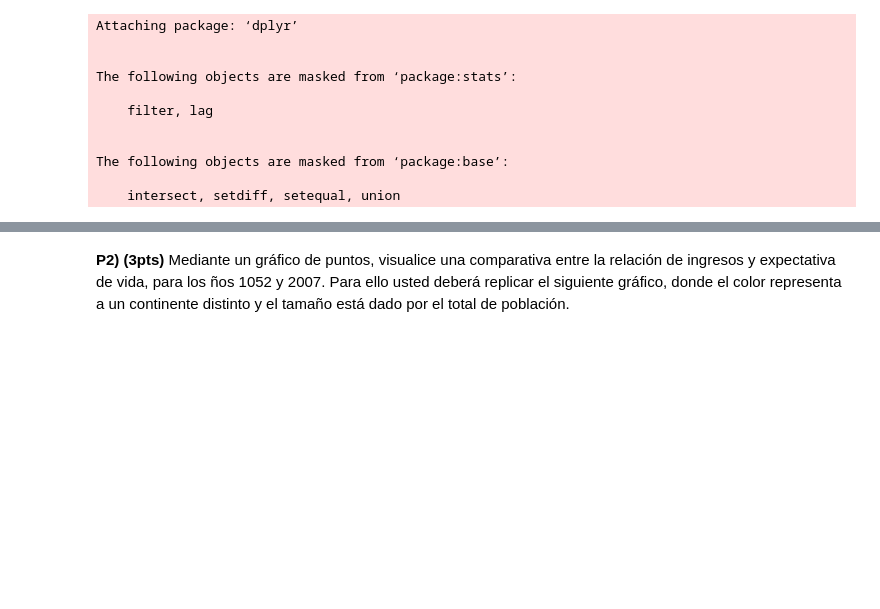
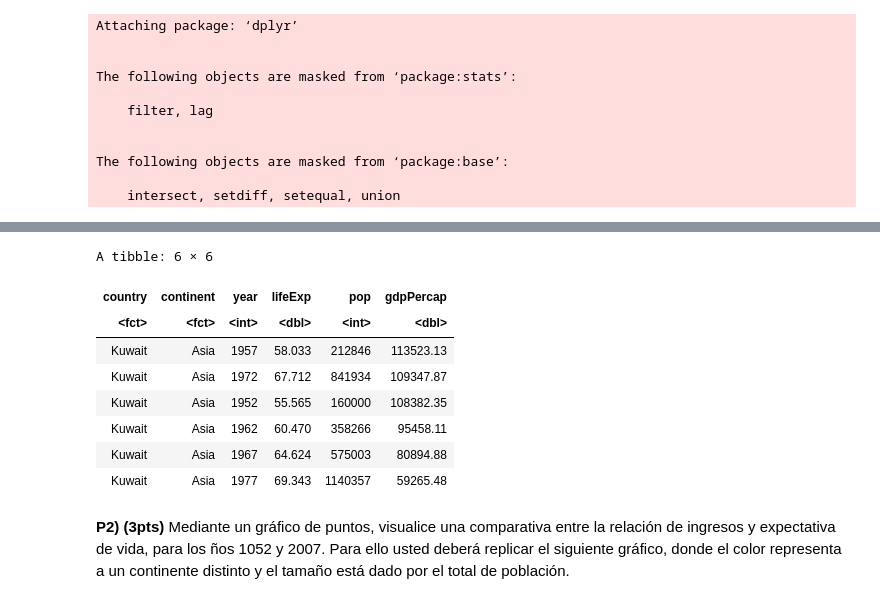
Before and after one commit to HaroldConley/diplomado_BD, a Jupyter notebook: Evaluaciones/C3/Evaluacion_final_v10.ipynb, the cells around one changed output, grey strips where cells are left out. Saved outputs shown, nothing was run; the diff lists cells and outputs as text; code cells hidden in the pictures; blank space fills up the shorter version.

```diff
--- a/Evaluaciones/C3/Evaluacion_final_v10.ipynb
+++ b/Evaluaciones/C3/Evaluacion_final_v10.ipynb
@@ -88,3 +85,20 @@ NOTA: Usted tiene libertad de escoger el método con el cual identificar dichas
+# %%
+# Pregunta 1.- "...". Identifíque dichas observaciones e indique claramente a qué país(es) y año(s) corresponden.
+gapminder %>%
+  arrange(desc(gdpPercap)) %>%
+  head(6)
+
+# Respuesta: Todas las observaciones corresponden a Kuwait, los años 1957, 1972, 1952, 1962, 1967, 1977.-
+# %% [output]
+A tibble: 6 × 6
+| country | continent | year | lifeExp | pop | gdpPercap |
+| <fct> | <fct> | <int> | <dbl> | <int> | <dbl> |
+| Kuwait | Asia | 1957 | 58.033 | 212846 | 113523.13 |
+| Kuwait | Asia | 1972 | 67.712 | 841934 | 109347.87 |
+| Kuwait | Asia | 1952 | 55.565 | 160000 | 108382.35 |
+| Kuwait | Asia | 1962 | 60.470 | 358266 | 95458.11 |
+| Kuwait | Asia | 1967 | 64.624 | 575003 | 80894.88 |
+| Kuwait | Asia | 1977 | 69.343 | 1140357 | 59265.48 |
 # %% [markdown]
 **P2) (3pts)** Mediante un gráfico de puntos, visualice una comparativa entre la relación de ingresos y expectativa de vida, para los ños 1052 y 2007. Para ello usted deberá replicar el siguiente gráfico, donde el color representa a un continente distinto y el tamaño está dado por el total de población.
 
```
Also changed, not shown: parts of 1 cell of this notebook.
